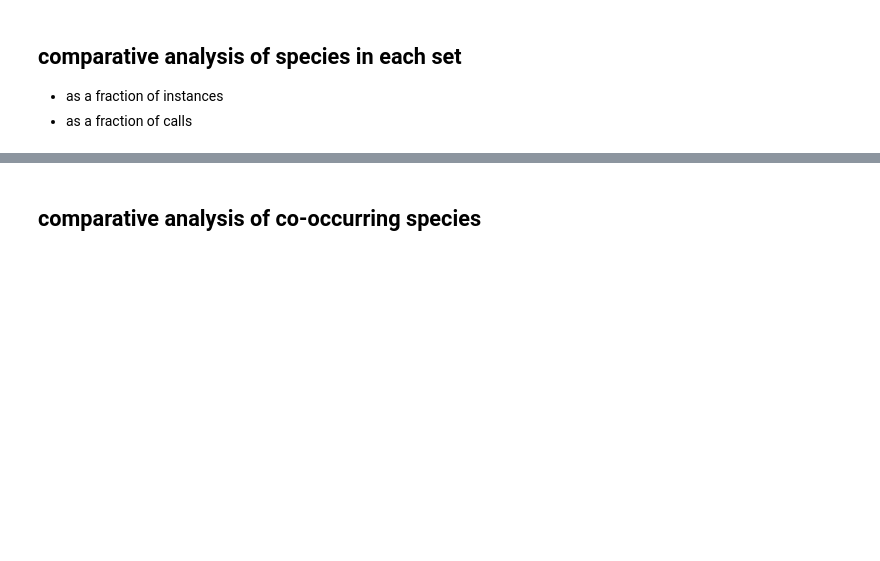
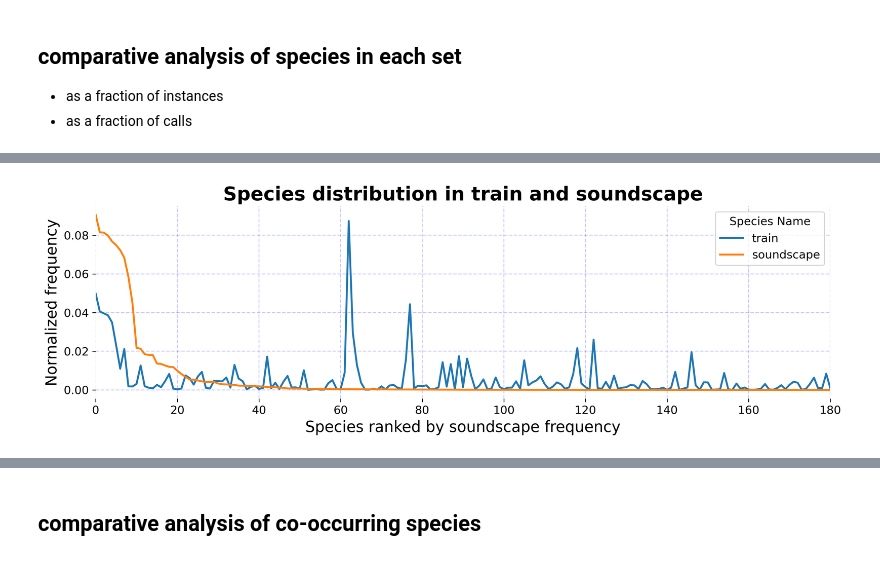
Before and after one commit to dsgt-kaggle-clef/birdclef-2024, a Jupyter notebook: notebooks/modeling/2024-06-17-acm-frequent-pattern.ipynb, the cells around one changed output, grey strips where cells are left out. Saved outputs shown, nothing was run; the diff lists cells and outputs as text; code cells hidden in the pictures; blank space fills up the shorter version.

```diff
--- a/notebooks/modeling/2024-06-17-acm-frequent-pattern.ipynb
+++ b/notebooks/modeling/2024-06-17-acm-frequent-pattern.ipynb
@@ -291,3 +299,11 @@ plt.show()
+# %%
+plot_species_distribution(
+    joined_dist_pdf,
+    train_col="train_n_norm",
+    soundscape_col="soundscape_n_norm",
+)
+# %% [output]
+[figure, added]
 # %%
 # compute the KL-divergence between the two distributions
 from scipy.stats import entropy
```
Also changed, not shown: parts of 30 cells of this notebook.
